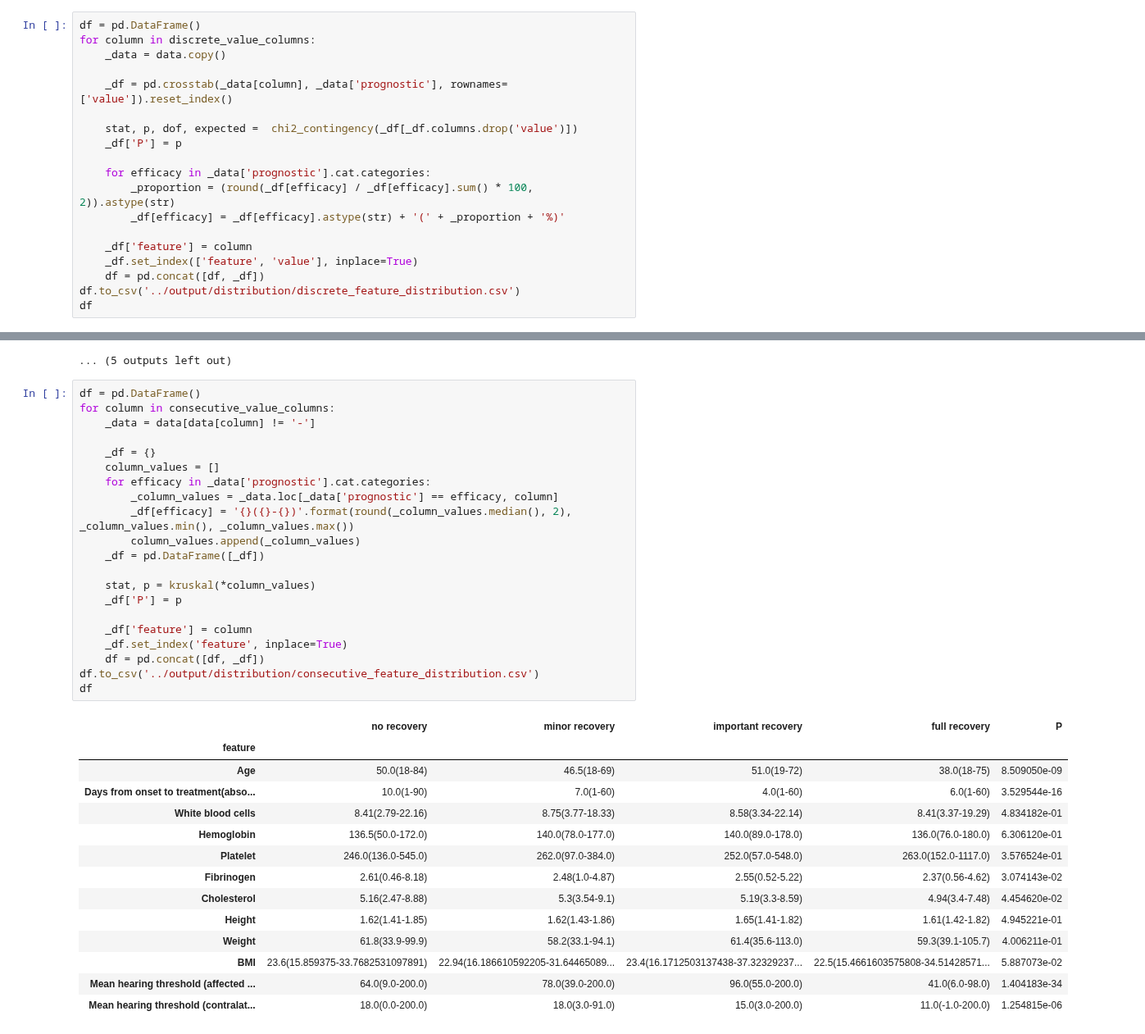
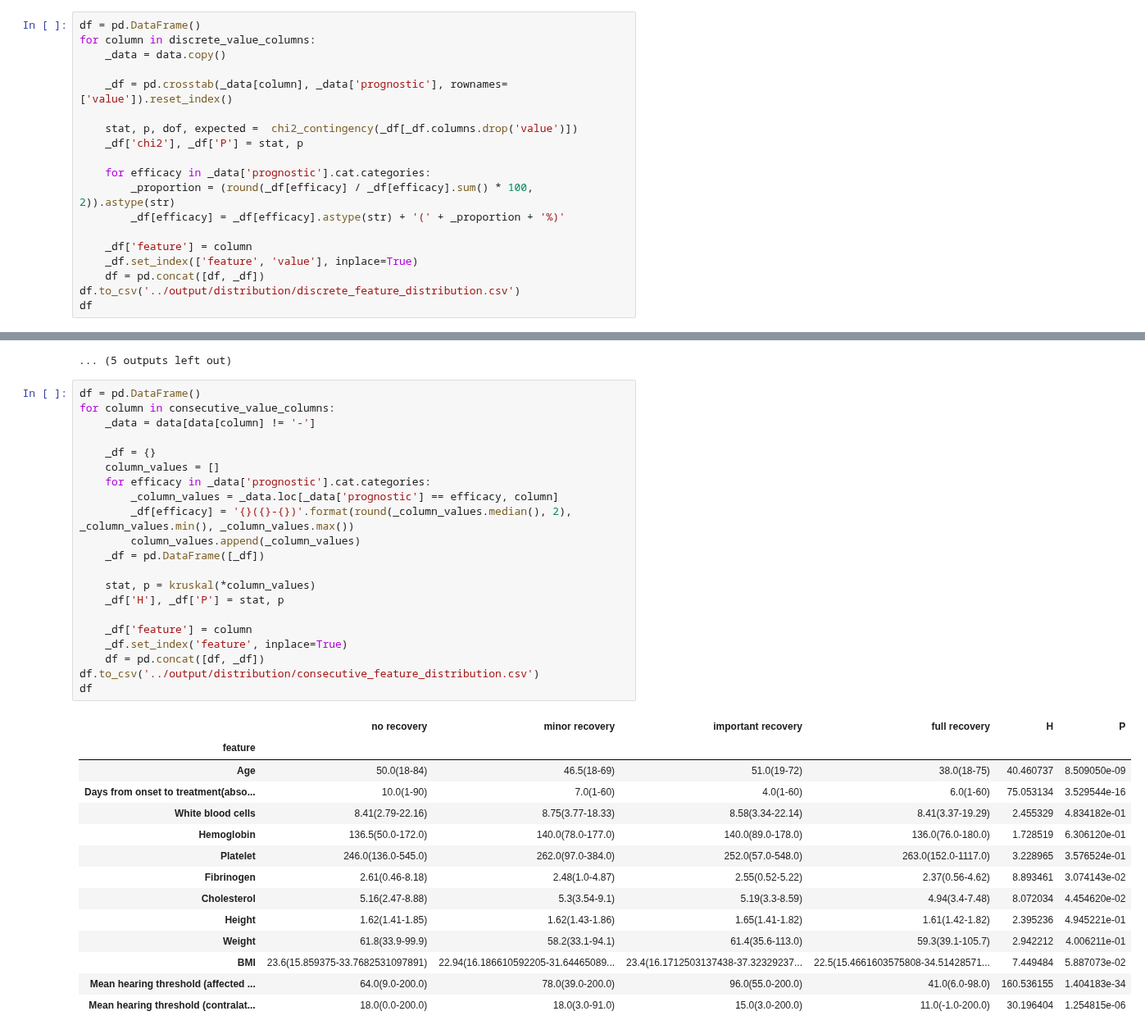
Before and after one commit to LMH0066/SSNHL, a Jupyter notebook: analyse/distribution_analyse.ipynb, the cells around one changed output, grey strips where cells are left out. Shown at 82% size. Cells and saved outputs as stored; diff of their text form.

```diff
--- a/analyse/distribution_analyse.ipynb
+++ b/analyse/distribution_analyse.ipynb
@@ -62,7 +62,7 @@ for column in discrete_value_columns:
     _df = pd.crosstab(_data[column], _data['prognostic'], rownames=['value']).reset_index()
 
     stat, p, dof, expected =  chi2_contingency(_df[_df.columns.drop('value')])
-    _df['P'] = p
+    _df['chi2'], _df['P'] = stat, p
 
     for efficacy in _data['prognostic'].cat.categories:
         _proportion = (round(_df[efficacy] / _df[efficacy].sum() * 100, 2)).astype(str)
@@ -164,39 +164,39 @@ for feature in df['feature'].unique():
 # %%
 df = pd.DataFrame()
 for column in consecutive_value_columns:
     _data = data[data[column] != '-']
 
     _df = {}
     column_values = []
     for efficacy in _data['prognostic'].cat.categories:
         _column_values = _data.loc[_data['prognostic'] == efficacy, column]
         _df[efficacy] = '{}({}-{})'.format(round(_column_values.median(), 2), _column_values.min(), _column_values.max())
         column_values.append(_column_values)
     _df = pd.DataFrame([_df])
 
     stat, p = kruskal(*column_values)
-    _df['P'] = p
+    _df['H'], _df['P'] = stat, p
 
     _df['feature'] = column
     _df.set_index('feature', inplace=True)
     df = pd.concat([df, _df])
 df.to_csv('../output/distribution/consecutive_feature_distribution.csv')
 df
 # %% [output]
-|  | no recovery | minor recovery | important recovery | full recovery | P |
-| feature |  |  |  |  |  |
-| Age | 50.0(18-84) | 46.5(18-69) | 51.0(19-72) | 38.0(18-75) | 8.509050e-09 |
-| Days from onset to treatment(abso... | 10.0(1-90) | 7.0(1-60) | 4.0(1-60) | 6.0(1-60) | 3.529544e-16 |
-| White blood cells | 8.41(2.79-22.16) | 8.75(3.77-18.33) | 8.58(3.34-22.14) | 8.41(3.37-19.29) | 4.834182e-01 |
-| Hemoglobin | 136.5(50.0-172.0) | 140.0(78.0-177.0) | 140.0(89.0-178.0) | 136.0(76.0-180.0) | 6.306120e-01 |
-| Platelet | 246.0(136.0-545.0) | 262.0(97.0-384.0) | 252.0(57.0-548.0) | 263.0(152.0-1117.0) | 3.576524e-01 |
-| Fibrinogen | 2.61(0.46-8.18) | 2.48(1.0-4.87) | 2.55(0.52-5.22) | 2.37(0.56-4.62) | 3.074143e-02 |
-| Cholesterol | 5.16(2.47-8.88) | 5.3(3.54-9.1) | 5.19(3.3-8.59) | 4.94(3.4-7.48) | 4.454620e-02 |
-| Height | 1.62(1.41-1.85) | 1.62(1.43-1.86) | 1.65(1.41-1.82) | 1.61(1.42-1.82) | 4.945221e-01 |
-| Weight | 61.8(33.9-99.9) | 58.2(33.1-94.1) | 61.4(35.6-113.0) | 59.3(39.1-105.7) | 4.006211e-01 |
-| BMI | 23.6(15.859375-33.7682531097891) | 22.94(16.186610592205-31.64465089... | 23.4(16.1712503137438-37.32329237... | 22.5(15.4661603575808-34.51428571... | 5.887073e-02 |
-| Mean hearing threshold (affected ... | 64.0(9.0-200.0) | 78.0(39.0-200.0) | 96.0(55.0-200.0) | 41.0(6.0-98.0) | 1.404183e-34 |
-| Mean hearing threshold (contralat... | 18.0(0.0-200.0) | 18.0(3.0-91.0) | 15.0(3.0-200.0) | 11.0(-1.0-200.0) | 1.254815e-06 |
+|  | no recovery | minor recovery | important recovery | full recovery | H | P |
+| feature |  |  |  |  |  |  |
+| Age | 50.0(18-84) | 46.5(18-69) | 51.0(19-72) | 38.0(18-75) | 40.460737 | 8.509050e-09 |
+| Days from onset to treatment(abso... | 10.0(1-90) | 7.0(1-60) | 4.0(1-60) | 6.0(1-60) | 75.053134 | 3.529544e-16 |
+| White blood cells | 8.41(2.79-22.16) | 8.75(3.77-18.33) | 8.58(3.34-22.14) | 8.41(3.37-19.29) | 2.455329 | 4.834182e-01 |
+| Hemoglobin | 136.5(50.0-172.0) | 140.0(78.0-177.0) | 140.0(89.0-178.0) | 136.0(76.0-180.0) | 1.728519 | 6.306120e-01 |
+| Platelet | 246.0(136.0-545.0) | 262.0(97.0-384.0) | 252.0(57.0-548.0) | 263.0(152.0-1117.0) | 3.228965 | 3.576524e-01 |
+| Fibrinogen | 2.61(0.46-8.18) | 2.48(1.0-4.87) | 2.55(0.52-5.22) | 2.37(0.56-4.62) | 8.893461 | 3.074143e-02 |
+| Cholesterol | 5.16(2.47-8.88) | 5.3(3.54-9.1) | 5.19(3.3-8.59) | 4.94(3.4-7.48) | 8.072034 | 4.454620e-02 |
+| Height | 1.62(1.41-1.85) | 1.62(1.43-1.86) | 1.65(1.41-1.82) | 1.61(1.42-1.82) | 2.395236 | 4.945221e-01 |
+| Weight | 61.8(33.9-99.9) | 58.2(33.1-94.1) | 61.4(35.6-113.0) | 59.3(39.1-105.7) | 2.942212 | 4.006211e-01 |
+| BMI | 23.6(15.859375-33.7682531097891) | 22.94(16.186610592205-31.64465089... | 23.4(16.1712503137438-37.32329237... | 22.5(15.4661603575808-34.51428571... | 7.449484 | 5.887073e-02 |
+| Mean hearing threshold (affected ... | 64.0(9.0-200.0) | 78.0(39.0-200.0) | 96.0(55.0-200.0) | 41.0(6.0-98.0) | 160.536155 | 1.404183e-34 |
+| Mean hearing threshold (contralat... | 18.0(0.0-200.0) | 18.0(3.0-91.0) | 15.0(3.0-200.0) | 11.0(-1.0-200.0) | 30.196404 | 1.254815e-06 |
 # %%
 def violinplot(data, x=None, y=None, hue=None, pairs=None, xlabel=None, ylabel=None, xticklabels=None, output_path: str = None, figsize: tuple = (24, 12)):
     sns.set_theme(style="whitegrid")
```
Also changed, not shown: parts of 1 cell of this notebook, 10 other files.
